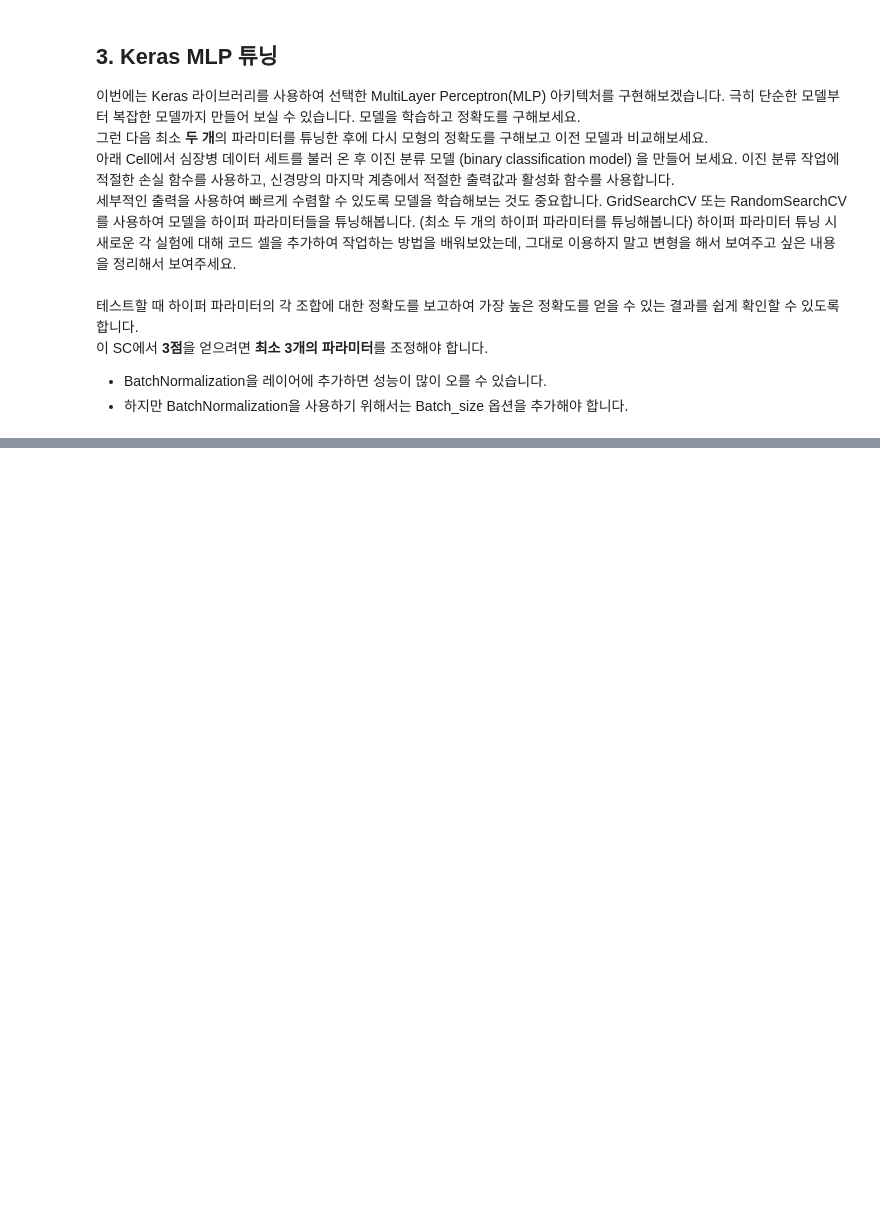
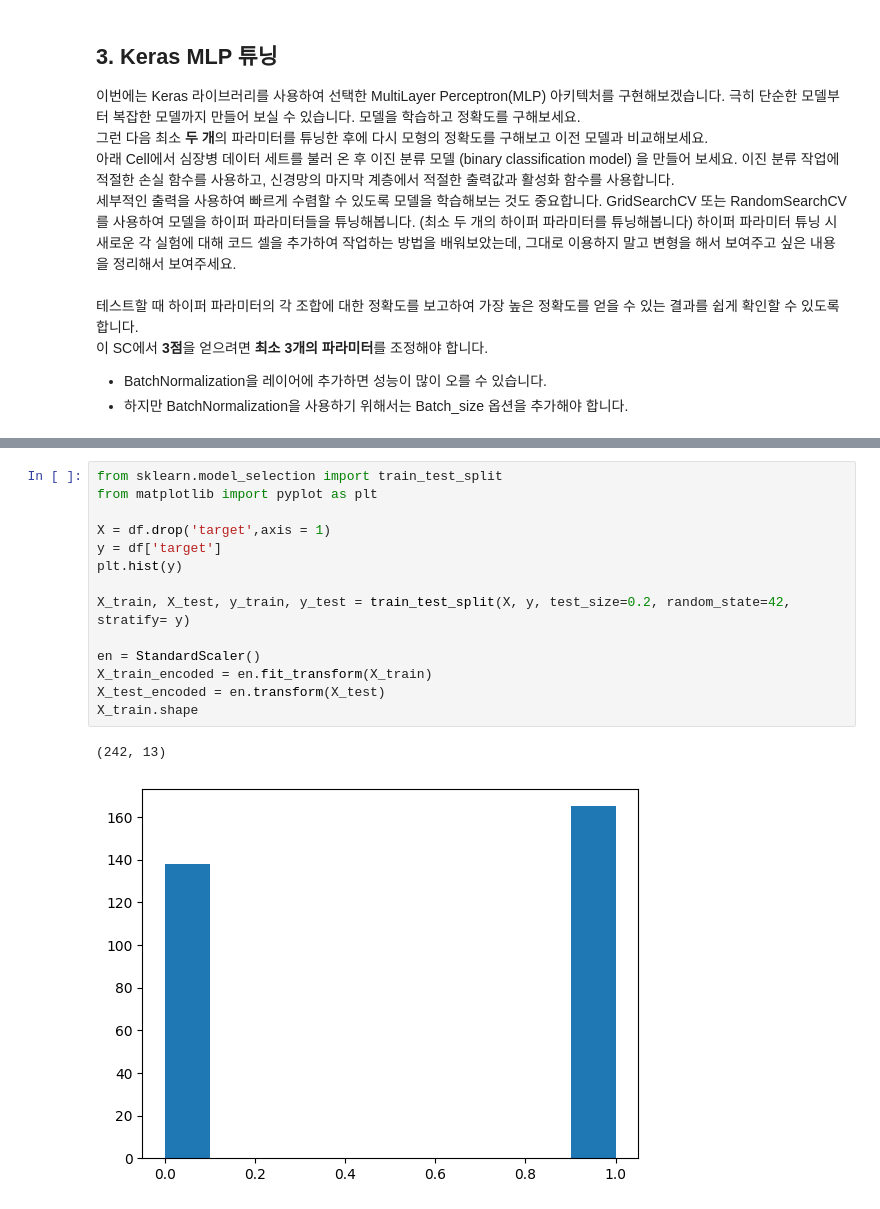
Before and after one commit to Gavintain/first, a Jupyter notebook: ai_sc31x.ipynb, the cells around one changed output, grey strips where cells are left out. Drawn from its saved outputs; the diff is of its cells as text; blank space fills up the shorter version.

```diff
--- a/ai_sc31x.ipynb
+++ b/ai_sc31x.ipynb
@@ -579,0 +526,17 @@ Epoch 00021: early stopping
+# %%
+from sklearn.model_selection import train_test_split
+from matplotlib import pyplot as plt
+
+X = df.drop('target',axis = 1)
+y = df['target']
+plt.hist(y)
+
+X_train, X_test, y_train, y_test = train_test_split(X, y, test_size=0.2, random_state=42, stratify= y)
+
+en = StandardScaler()
+X_train_encoded = en.fit_transform(X_train)
+X_test_encoded = en.transform(X_test)
+X_train.shape
+# %% [output]
+(242, 13)
+[figure, added]
```
Also changed, not shown: parts of 18 cells of this notebook.
